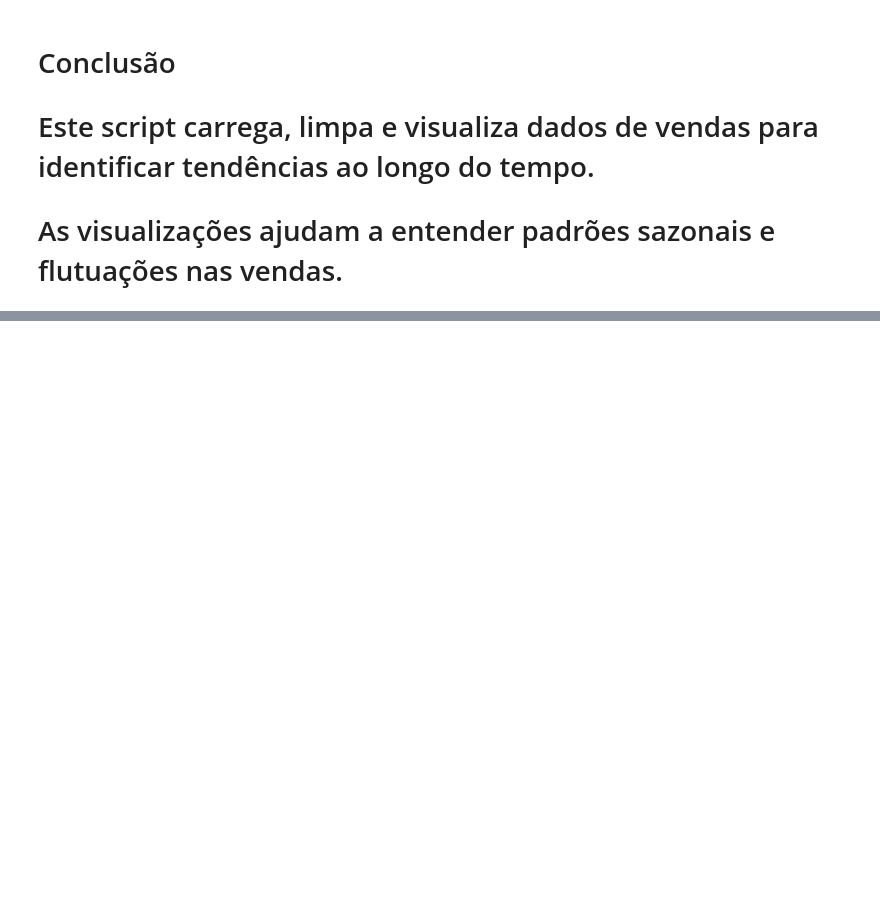
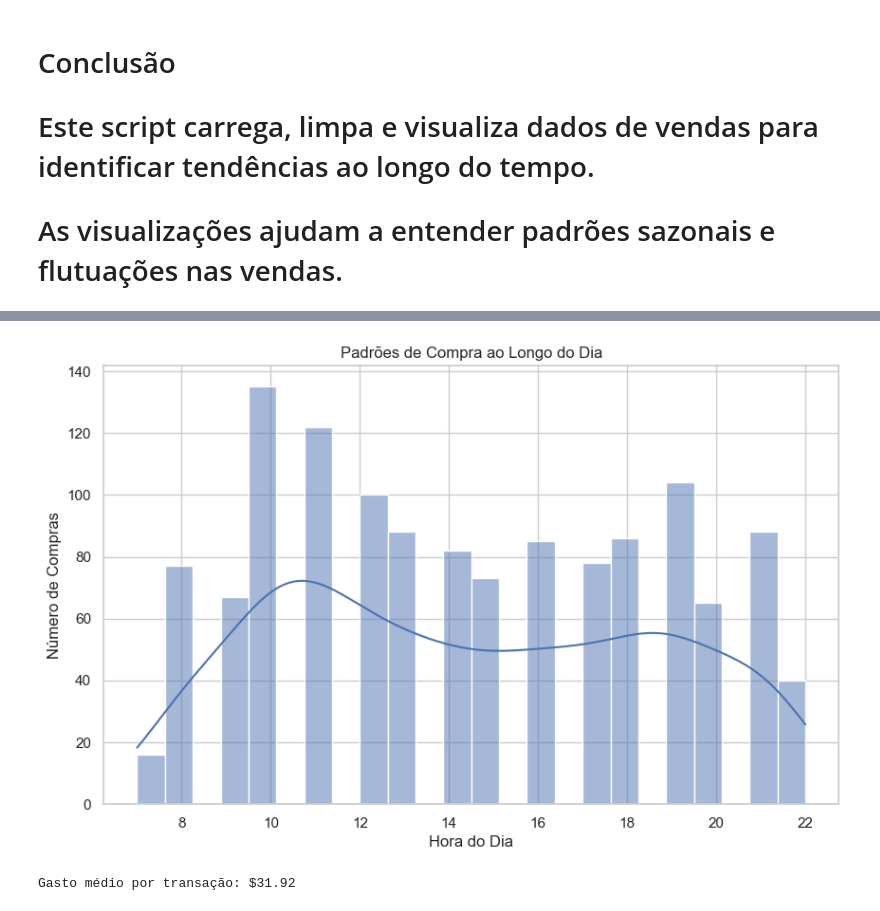
Before and after one commit to Eliasfapc007/Everyone, a Jupyter notebook: Visualização_dados1.ipynb, the cells around one changed output, grey strips where cells are left out. Drawn from its saved outputs; the diff is of its cells as text; code cells hidden in the pictures; blank space fills up the shorter version.

```diff
--- a/Visualização_dados1.ipynb
+++ b/Visualização_dados1.ipynb
@@ -101,0 +137,25 @@ plt.savefig('sales_trend.png')
+# %%
+# Converter a coluna 'datetime' para o tipo datetime, caso ainda não tenha sido convertido
+data['datetime'] = pd.to_datetime(data['datetime'])
+
+# Extrair a hora da coluna 'datetime'
+data['hour'] = data['datetime'].dt.hour
+# %%
+# 2. Padrões de Compra ao Longo do Dia
+
+
+data['hour'] = data['datetime'].dt.hour
+plt.figure(figsize=(10, 6))
+sns.histplot(data['hour'], bins=24, kde=True)
+plt.title('Padrões de Compra ao Longo do Dia')
+plt.xlabel('Hora do Dia')
+plt.ylabel('Número de Compras')
+plt.show()
+# %% [output]
+[figure, added]
+# %%
+# 3. Gastos Médios por Transação
+average_spending = data['money'].mean()
+print(f"Gasto médio por transação: ${average_spending:.2f}")
+# %% [output]
+Gasto médio por transação: $31.92
```
Also changed, not shown: parts of 6 cells of this notebook.
